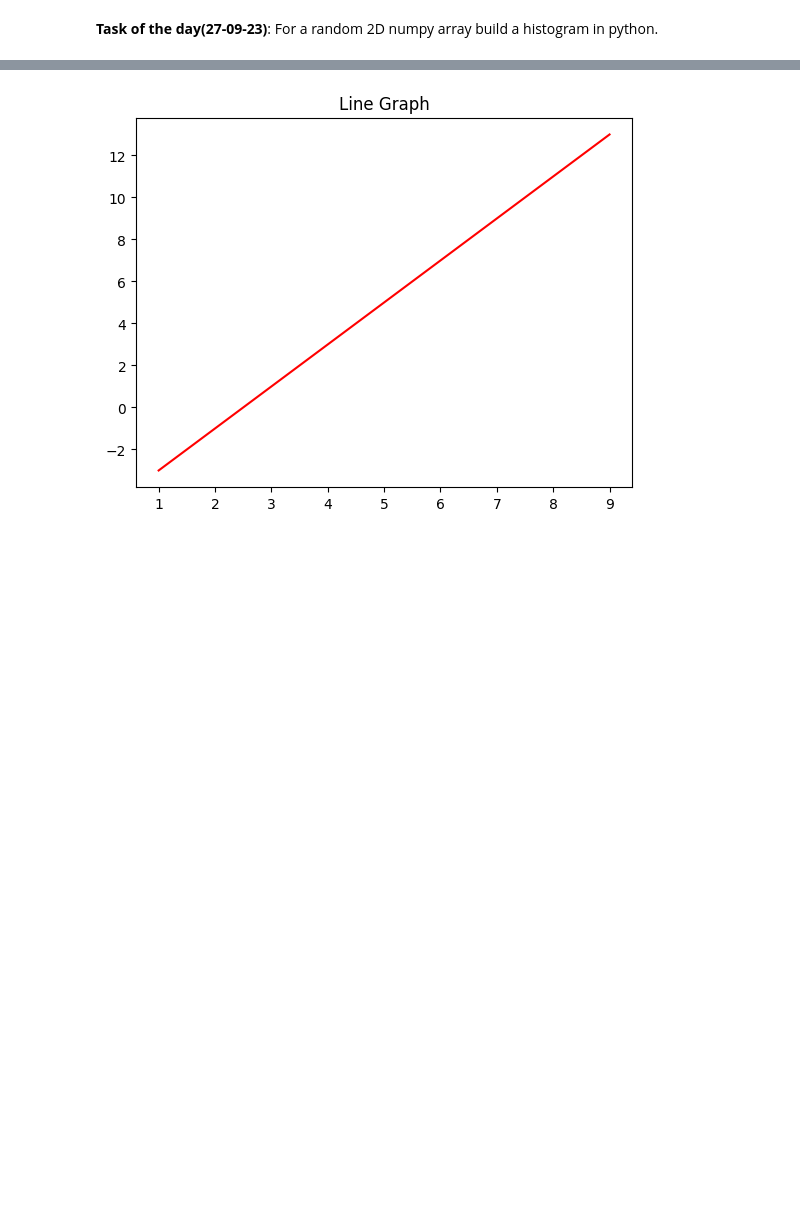
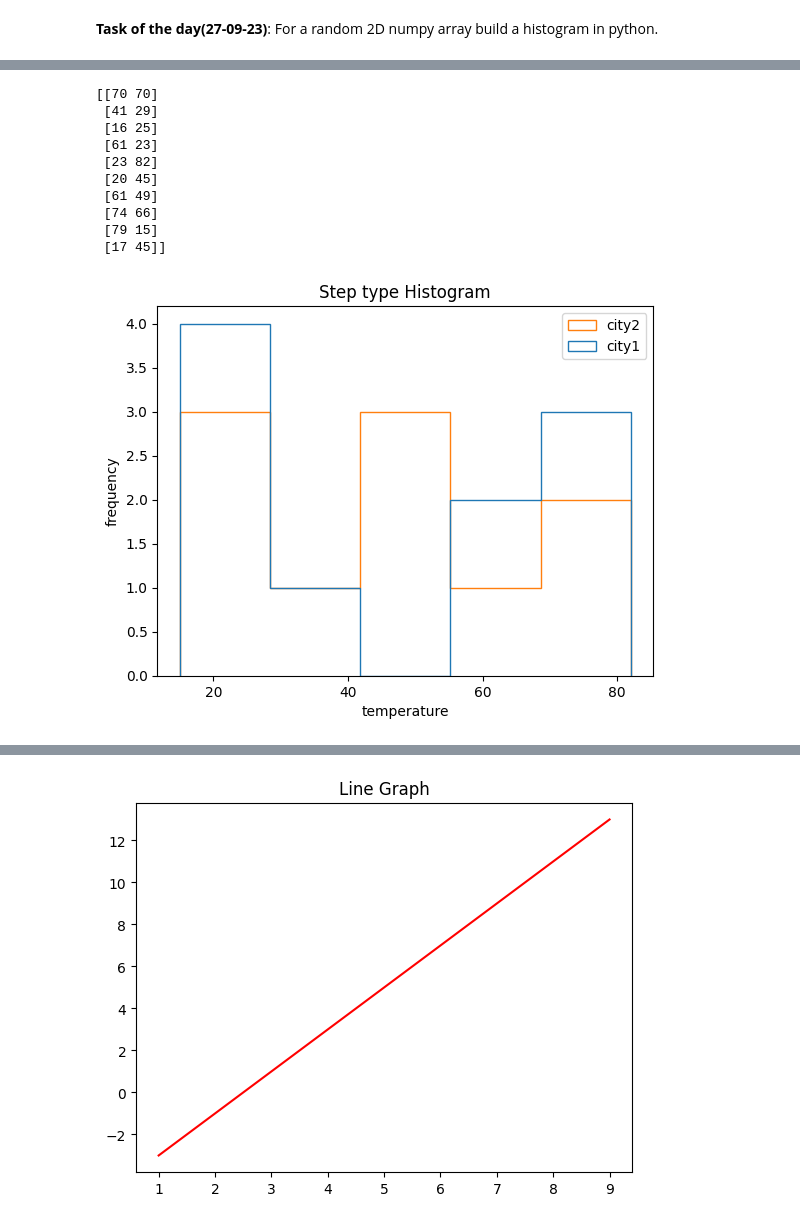
Before and after one commit to AdarshChintada/Daily_tasks, a Jupyter notebook: Daily_Tasks_HGTCON265_Adarsh.ipynb, the cells around one changed output, grey strips where cells are left out. Saved outputs shown, nothing was run; the diff lists cells and outputs as text; code cells hidden in the pictures; blank space fills up the shorter version.

```diff
--- a/Daily_Tasks_HGTCON265_Adarsh.ipynb
+++ b/Daily_Tasks_HGTCON265_Adarsh.ipynb
@@ -17,0 +35,27 @@ plt.show()
+# %%
+import numpy as np
+from matplotlib import pyplot as plt
+marks = np.random.randint(10,100,size=(10,2))
+print(marks)
+
+x_ticks = np.arange(20,120,20)
+plt.xticks(x_ticks)
+plt.hist(marks, bins =5, histtype='step', label=["city1","city2"])
+
+plt.title("Step type Histogram")
+plt.xlabel("temperature")
+plt.ylabel("frequency")
+plt.legend()
+plt.show()
+# %% [output]
+[[70 70]
+ [41 29]
+ [16 25]
+ [61 23]
+ [23 82]
+ [20 45]
+ [61 49]
+ [74 66]
+ [79 15]
+ [17 45]]
+[figure, added]
```
Also changed, not shown: parts of 6 cells of this notebook.
